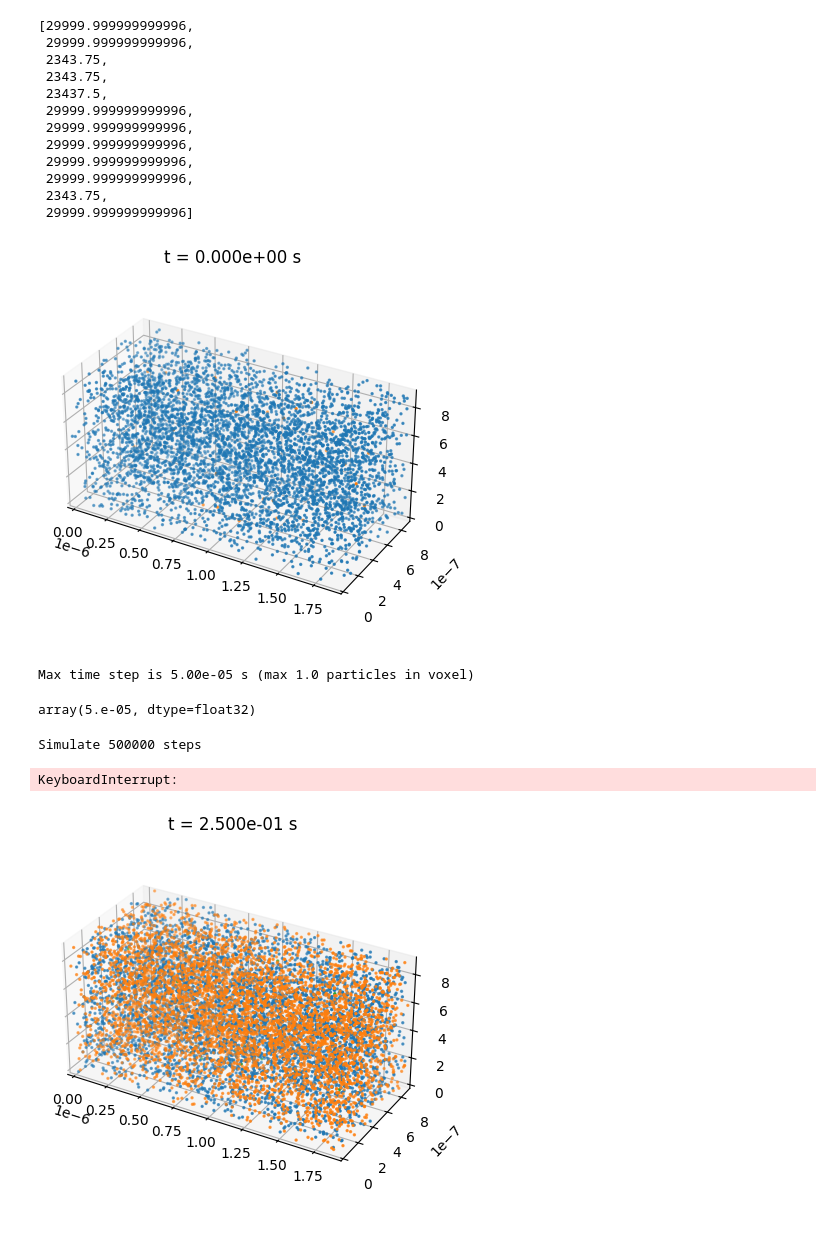
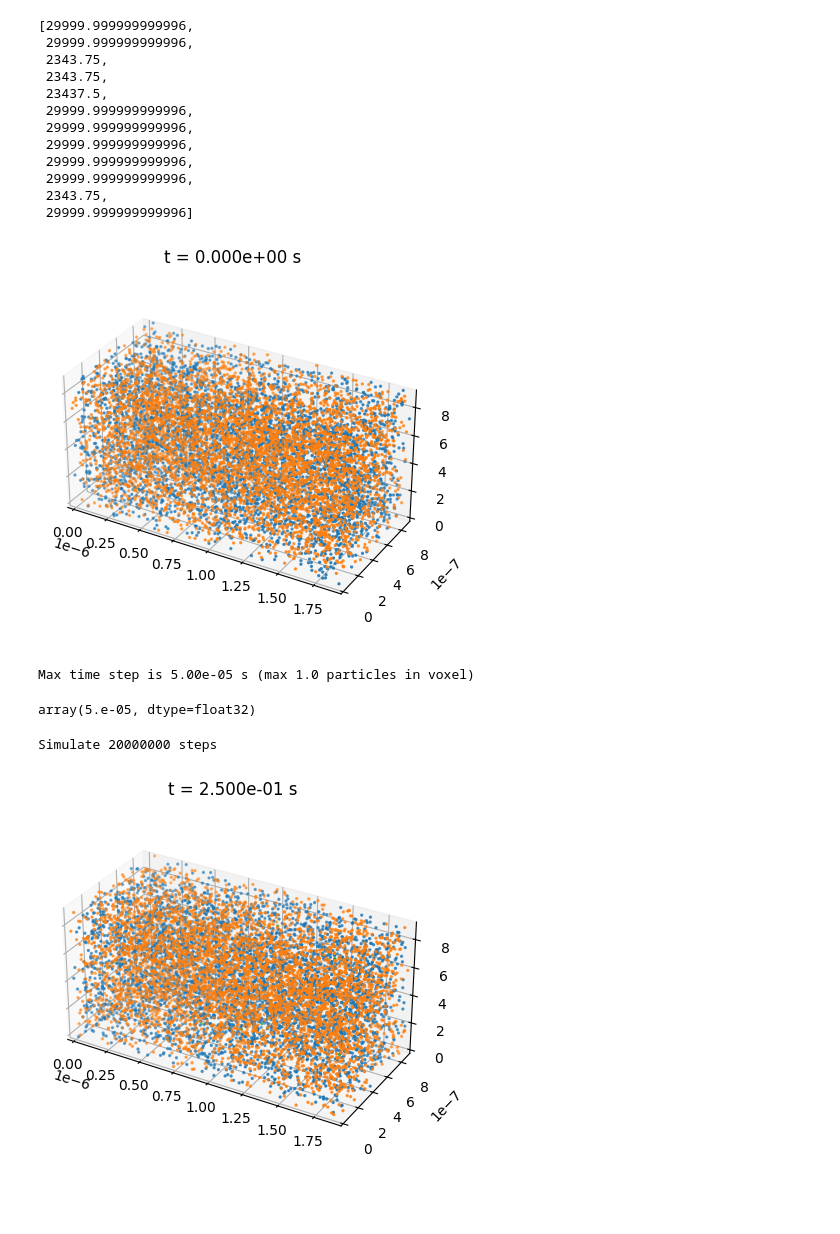
Before and after one commit to darrenjhsu/redicell_framework, a Jupyter notebook: Build_LM_full_ecoli.ipynb, the cells around one changed output. Cells and saved outputs as stored; diff of their text form; code cells hidden in the pictures.

```diff
--- a/Build_LM_full_ecoli.ipynb
+++ b/Build_LM_full_ecoli.ipynb
@@ -260,22 +260,21 @@ a.diffusion_vector
  2343.75,
  29999.999999999996]
 # %%
-a.plot(['Iex', 'Y'], wall=False)
+a.plot(['Iex', 'I'], wall=False)
 # %% [output]
-[figure, old version]
+[figure, new version]
 # %%
 a.determine_maximum_timestep()
 # %% [output]
 Max time step is 5.00e-05 s (max 1.0 particles in voxel)
 array(5.e-05, dtype=float32)
 # %%
-a.simulate(500000, t_step=5e-5, plot_every=None, timing=False,
+a.simulate(20000000, t_step=5e-5, plot_every=None, timing=False,
            checkpoint_every=50000, checkpoint_filename='full_ecoli.pkl',
            traj_every=50000, traj_filename='full_ecoli.npy', log_every=100)
 # a.plot(['Iex', 'Iin'], wall=False)
 # %% [output]
-Simulate 500000 steps
+Simulate 20000000 steps
-KeyboardInterrupt:
 # %%
 a.plot(['Iex','I', 'Y', 'YI'], wall=False)
 # %% [output]
```
Also changed, not shown: parts of 8 cells of this notebook, 2 other files.
